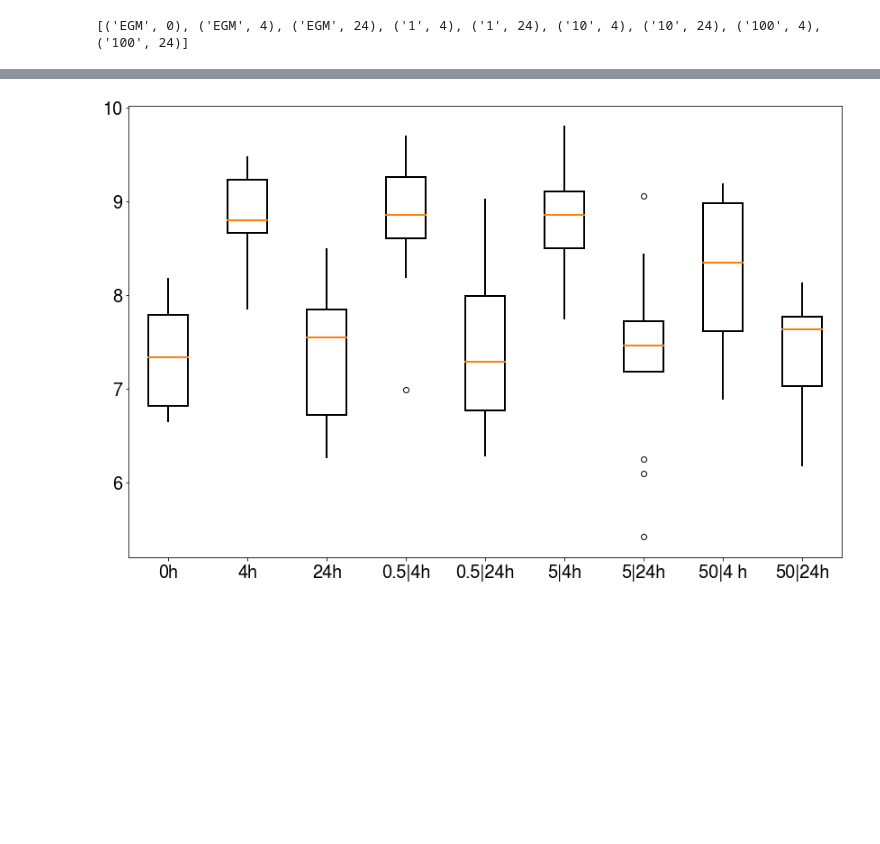
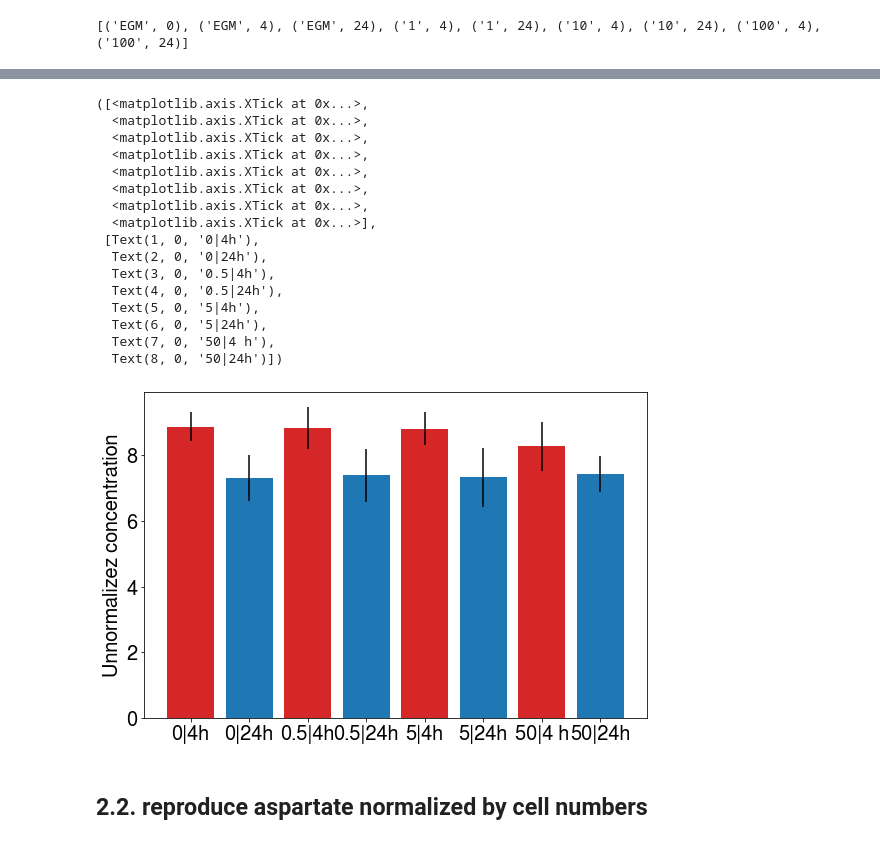
Before and after one commit to adelomana/HUVECs, a Jupyter notebook: untargetted/analysis.ipynb, the cells around one changed output, grey strips where cells are left out. Cells and saved outputs as stored; diff of their text form; code cells hidden in the pictures; blank space fills up the shorter version.

```diff
--- a/untargetted/analysis.ipynb
+++ b/untargetted/analysis.ipynb
@@ -1,4 +1,6 @@
 # %%
-import pandas
+import pandas, numpy
+import sklearn, sklearn.preprocessing
+
 import matplotlib, matplotlib.pyplot
-matplotlib.rcParams.update({'font.size':20, 'font.family':'FreeSans', 'xtick.labelsize':20, 'ytick.labelsize':20, 'figure.figsize':(12, 8)})
+matplotlib.rcParams.update({'font.size':20, 'font.family':'FreeSans', 'xtick.labelsize':20, 'ytick.labelsize':20, 'figure.figsize':(9, 6)})
@@ -74,7 +123,29 @@ Concentration 100, time 24, shape: (15,).
-# %%
-matplotlib.pyplot.boxplot(all_values, boxprops={'lw':2, 'facecolor':'white'}, medianprops={'lw':2}, whiskerprops={'lw':2}, showcaps=False, patch_artist=True)
-
-matplotlib.pyplot.xticks([1, 2, 3, 4, 5, 6, 7, 8, 9], ['0h', '4h', '24h', '0.5|4h', '0.5|24h', '5|4h', '5|24h', '50|4 h', '50|24h'])
-matplotlib.pyplot.tight_layout()
-# %% [output]
-[figure, old version]
+# %%
+bar_positions = [0, 1, 2, 3, 4, 5, 6, 7, 8]
+bar_heights = [numpy.mean(element) for element in all_values]
+bar_error = [numpy.std(element) for element in all_values]
+the_colors = ['tab:red', 'tab:blue', 'tab:red', 'tab:blue', 'tab:red', 'tab:blue', 'tab:red', 'tab:blue']
+matplotlib.pyplot.bar(bar_positions[1:], height=bar_heights[1:], yerr=bar_error[1:], color=the_colors)
+
+matplotlib.pyplot.ylabel('Unnormalizez concentration')
+matplotlib.pyplot.xticks(bar_positions[1:], ['0|4h', '0|24h', '0.5|4h', '0.5|24h', '5|4h', '5|24h', '50|4 h', '50|24h'])
+# %% [output]
+([<matplotlib.axis.XTick at 0x...>,
+  <matplotlib.axis.XTick at 0x...>,
+  <matplotlib.axis.XTick at 0x...>,
+  <matplotlib.axis.XTick at 0x...>,
+  <matplotlib.axis.XTick at 0x...>,
+  <matplotlib.axis.XTick at 0x...>,
+  <matplotlib.axis.XTick at 0x...>,
+  <matplotlib.axis.XTick at 0x...>],
+ [Text(1, 0, '0|4h'),
+  Text(2, 0, '0|24h'),
+  Text(3, 0, '0.5|4h'),
+  Text(4, 0, '0.5|24h'),
+  Text(5, 0, '5|4h'),
+  Text(6, 0, '5|24h'),
+  Text(7, 0, '50|4 h'),
+  Text(8, 0, '50|24h')])
+[figure, added]
+# %% [markdown]
+## 2.2. reproduce aspartate normalized by cell numbers
```
Also changed, not shown: parts of 29 cells of this notebook.
